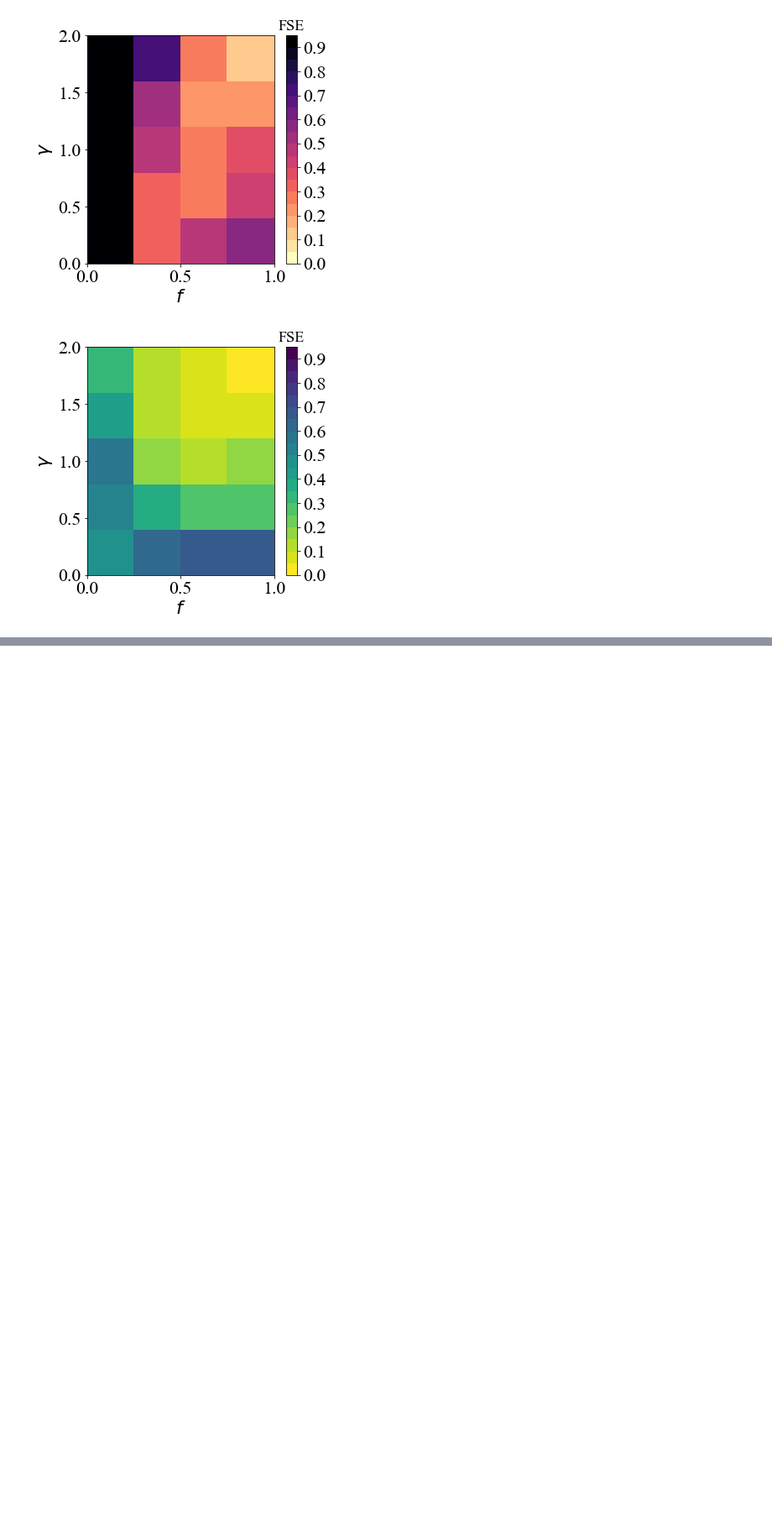
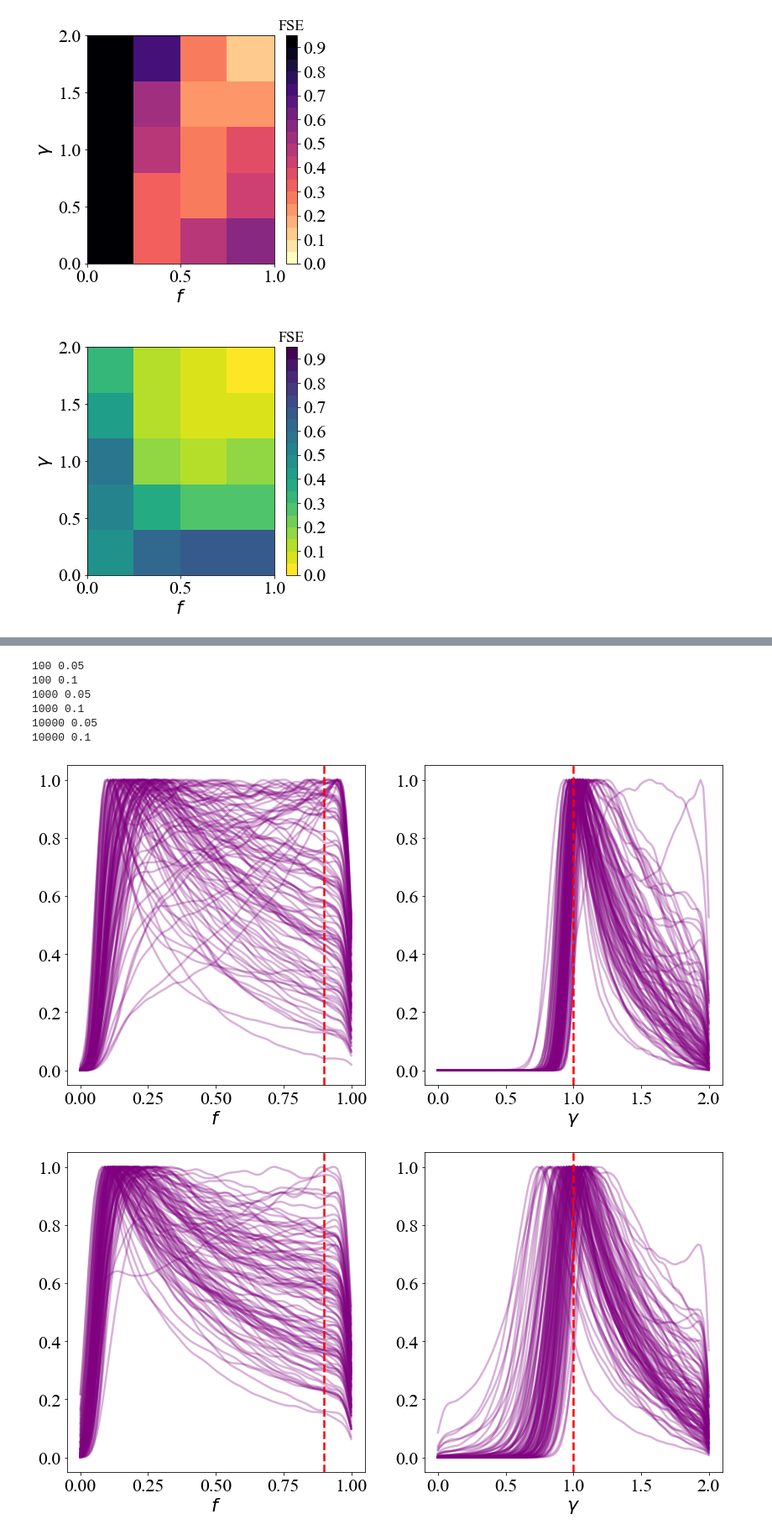
Before and after one commit to SvPoder/exoplanets, a Jupyter notebook: jupyter-notebook/reconstructed_DM.ipynb, the cells around one changed output, grey strips where cells are left out. Shown at 84% size. Saved outputs shown, nothing was run; the diff lists cells and outputs as text; code cells hidden in the pictures; blank space fills up the shorter version.

```diff
--- a/jupyter-notebook/reconstructed_DM.ipynb
+++ b/jupyter-notebook/reconstructed_DM.ipynb
@@ -518,0 +595,20 @@ fig.savefig("../Figs/ex1_FSE_gamma.pdf")
+# %%
+nBDs    = [100, 1000, 10000]
+rel_unc = [0.05, 0.1]
+
+f = 0.9
+gamma = 1.0
+
+for n in nBDs:
+    for rel in rel_unc:
+        print(n, rel)
+        plot_1Dposterior(n, rel, f, gamma)
+# %% [output]
+100 0.05
+100 0.1
+1000 0.05
+1000 0.1
+10000 0.05
+10000 0.1
+[figure, added]
+[figure, added]
```
Also changed, not shown: parts of 8 cells of this notebook.
